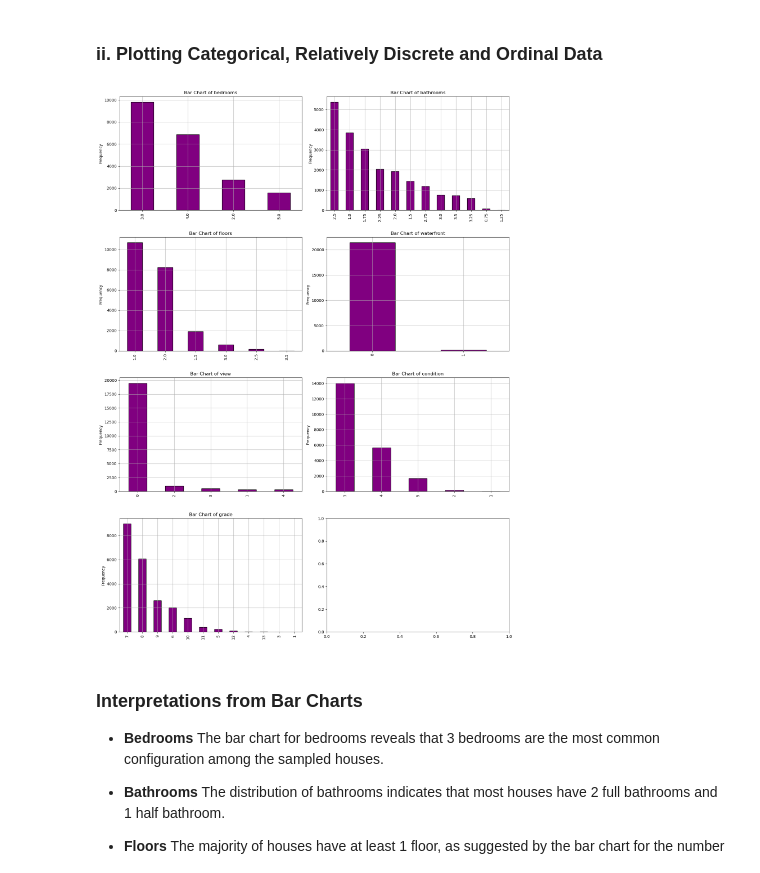
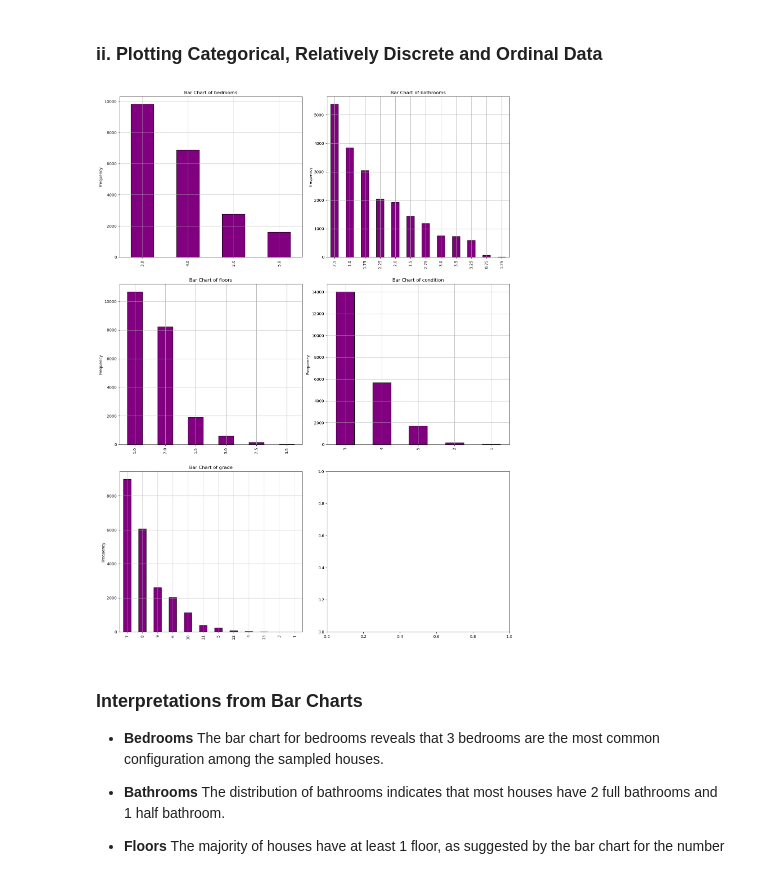
Before and after one commit to ahmedembeddedx/Housing_Data_Predictive_Model, a Jupyter notebook: notebook.ipynb, the cells around one changed output. Cells and saved outputs as stored; diff of their text form; code cells hidden in the pictures.

```diff
--- a/notebook.ipynb
+++ b/notebook.ipynb
@@ -76,8 +76,6 @@ columns_to_keep = [
  'sqft_living',
  'sqft_lot',
  'floors',
- 'waterfront',
- 'view',
  'condition',
  'grade',
  'sqft_above',
@@ -102,0 +103,27 @@ data.columns = data.columns.str.strip().str.replace(' ', '_').str.lower()
+# %%
+def count_outliers(dataframe, excluded_columns):
+    outliers_per_column = {}
+    for column in dataframe.columns:
+        if column in excluded_columns:
+            continue
+        Q1 = dataframe[column].quantile(0.25)
+        Q3 = dataframe[column].quantile(0.75)
+
+        IQR = Q3 - Q1
+
+        lower_bound = Q1 - 1.5 * IQR
+        upper_bound = Q3 + 1.5 * IQR
+
+        outliers = ((dataframe[column] < lower_bound) | (dataframe[column] > upper_bound)).sum()
+        outliers_per_column[column] = outliers
+
+    return outliers_per_column
+
+irrep=[
+    'condition',
+    'grade',
+    'sqft_basement',
+    'yr_renovated'
+]
+
+count_outliers(data, irrep)
@@ -209,36 +271,34 @@ Similar to the square root of lot area, the square root of lot15 follows a right
 # %%
 filtered_data = data[columns_to_keep]
 
 bar_chart_columns = [
      'bedrooms',
      'bathrooms',
      'floors',
-     'waterfront',
-     'view',
      'condition',
      'grade'
 ]
 
 num_rows = len(bar_chart_columns) // 2 + len(bar_chart_columns) % 2
 num_cols = 2
 
 fig, axes = plt.subplots(num_rows, num_cols, figsize=(15, 20))
 axes = axes.flatten()
 
 sampled_data = filtered_data
 
 for i, column in enumerate(bar_chart_columns):
     top_values = sampled_data[column].value_counts().nlargest(20)
     top_values.plot(kind='bar', ax=axes[i], edgecolor='black', color='purple')
     axes[i].set_title(f'Bar Chart of {column}')
     axes[i].set_xlabel(' ')
     axes[i].set_ylabel('Frequency')
     axes[i].grid(True)
 
 plt.tight_layout()
 plt.show()
 # %% [output]
-[figure, old version]
+[figure, new version]
 # %% [markdown]
 ### Interpretations from Bar Charts
 
```
Also changed, not shown: parts of 17 cells of this notebook.
